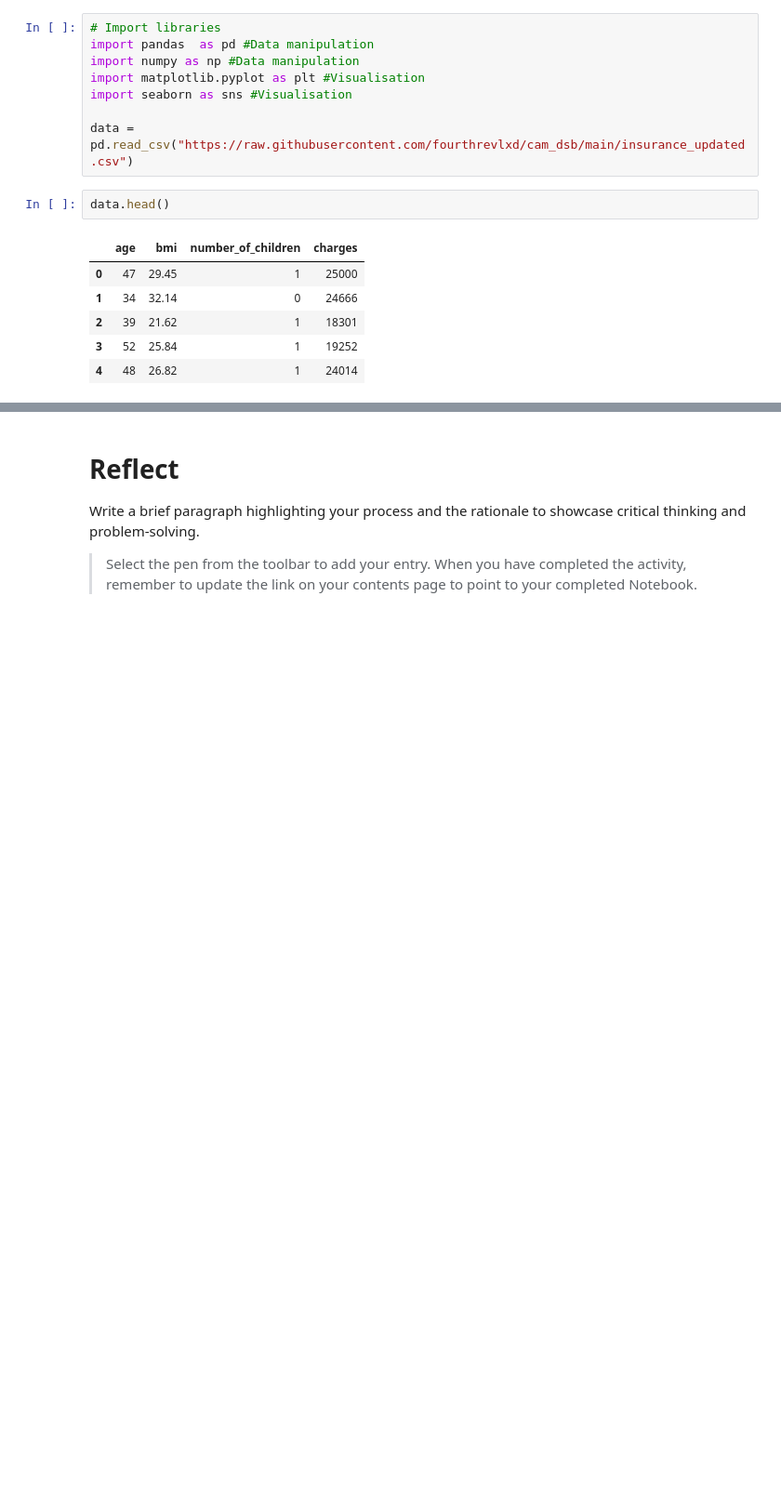
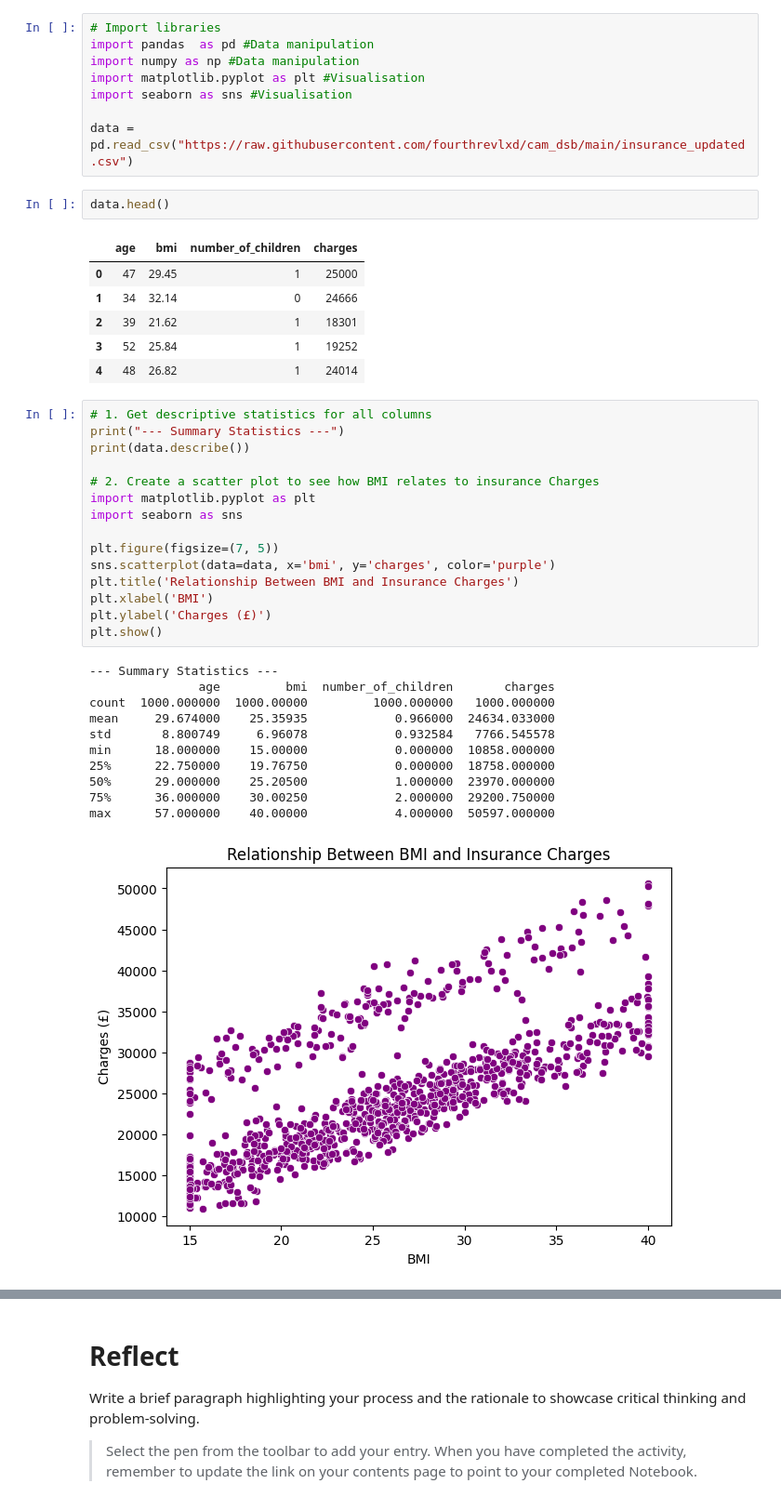
Before and after one commit to frederickbernard229-code/cambridge-pace, a Jupyter notebook: course_1_statistics/CAM_DS_C101_Activity_2_2_3.ipynb, the cells around one changed output, grey strips where cells are left out. Shown at 93% size. Drawn from its saved outputs; the diff is of its cells as text; blank space fills up the shorter version.

```diff
--- a/course_1_statistics/CAM_DS_C101_Activity_2_2_3.ipynb
+++ b/course_1_statistics/CAM_DS_C101_Activity_2_2_3.ipynb
@@ -66,3 +66,30 @@ data.head()
 | 2 | 39 | 21.62 | 1 | 18301 |
 | 3 | 52 | 25.84 | 1 | 19252 |
 | 4 | 48 | 26.82 | 1 | 24014 |
+# %%
+# 1. Get descriptive statistics for all columns
+print("--- Summary Statistics ---")
+print(data.describe())
+
+# 2. Create a scatter plot to see how BMI relates to insurance Charges
+import matplotlib.pyplot as plt
+import seaborn as sns
+
+plt.figure(figsize=(7, 5))
+sns.scatterplot(data=data, x='bmi', y='charges', color='purple')
+plt.title('Relationship Between BMI and Insurance Charges')
+plt.xlabel('BMI')
+plt.ylabel('Charges (£)')
+plt.show()
+# %% [output]
+--- Summary Statistics ---
+               age         bmi  number_of_children       charges
+count  1000.000000  1000.00000         1000.000000   1000.000000
+mean     29.674000    25.35935            0.966000  24634.033000
+std       8.800749     6.96078            0.932584   7766.545578
+min      18.000000    15.00000            0.000000  10858.000000
+25%      22.750000    19.76750            0.000000  18758.000000
+50%      29.000000    25.20500            1.000000  23970.000000
+75%      36.000000    30.00250            2.000000  29200.750000
+max      57.000000    40.00000            4.000000  50597.000000
+[figure, added]
```
Also changed, not shown: parts of 4 cells of this notebook.
